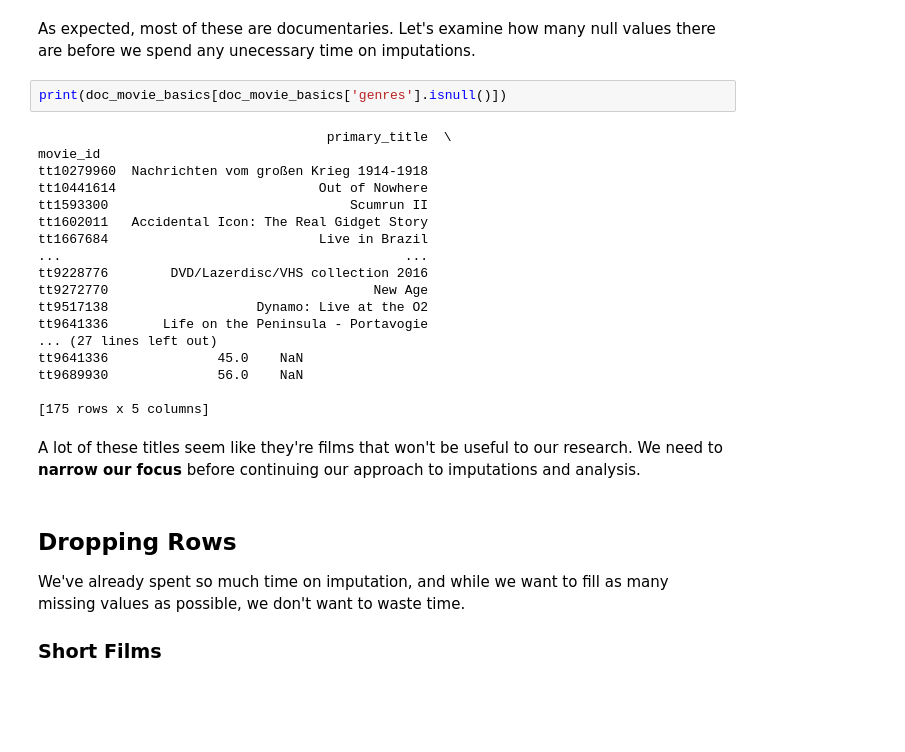
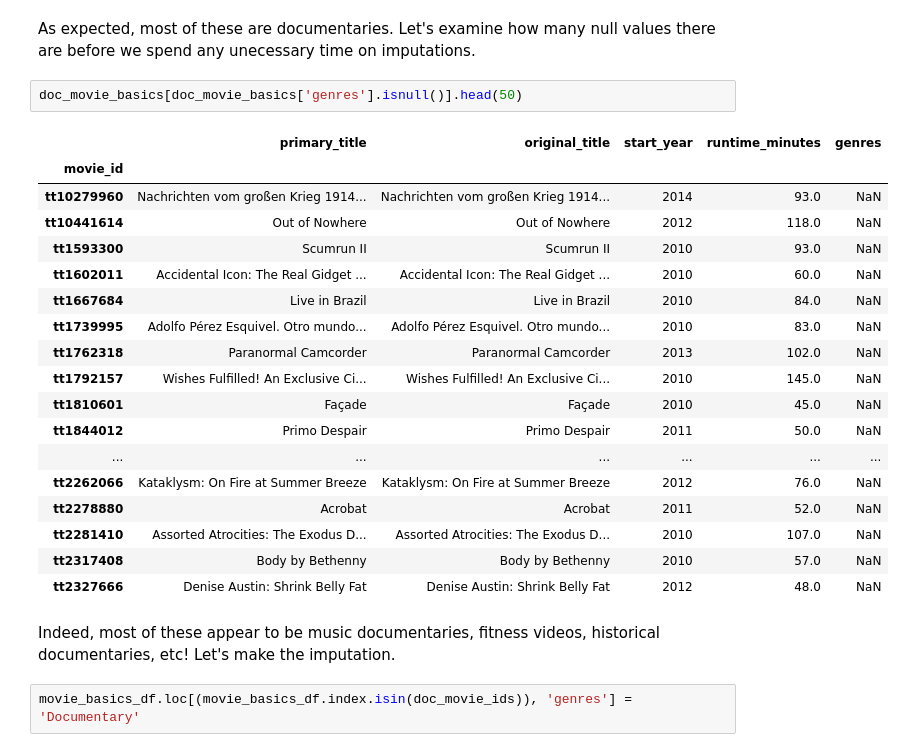
Before and after one commit to emmascotson/Movie-Data-Analysis, a Jupyter notebook: notebooks/exploratory.ipynb, the cells around one changed output. Saved outputs shown, nothing was run; the diff lists cells and outputs as text; blank space fills up the shorter version.

```diff
--- a/notebooks/exploratory.ipynb
+++ b/notebooks/exploratory.ipynb
@@ -1609,29 +1609,27 @@ doc_movie_basics.head(50)
 # %% [markdown]
 As expected, most of these are documentaries. Let's examine how many null values there are before we spend any unecessary time on imputations.
 # %%
-print(doc_movie_basics[doc_movie_basics['genres'].isnull()])
+doc_movie_basics[doc_movie_basics['genres'].isnull()].head(50)
 # %% [output]
-                                     primary_title  \
-movie_id
-tt10279960  Nachrichten vom großen Krieg 1914-1918
-tt10441614                          Out of Nowhere
-tt1593300                               Scumrun II
-tt1602011   Accidental Icon: The Real Gidget Story
-tt1667684                           Live in Brazil
-...                                            ...
-tt9228776        DVD/Lazerdisc/VHS collection 2016
-tt9272770                                  New Age
-tt9517138                   Dynamo: Live at the O2
-tt9641336       Life on the Peninsula - Portavogie
-... (27 lines left out)
-tt9641336              45.0    NaN
-tt9689930              56.0    NaN
-
-[175 rows x 5 columns]
+|  | primary_title | original_title | start_year | runtime_minutes | genres |
+| movie_id |  |  |  |  |  |
+| tt10279960 | Nachrichten vom großen Krieg 1914... | Nachrichten vom großen Krieg 1914... | 2014 | 93.0 | NaN |
+| tt10441614 | Out of Nowhere | Out of Nowhere | 2012 | 118.0 | NaN |
+| tt1593300 | Scumrun II | Scumrun II | 2010 | 93.0 | NaN |
+| tt1602011 | Accidental Icon: The Real Gidget ... | Accidental Icon: The Real Gidget ... | 2010 | 60.0 | NaN |
+| tt1667684 | Live in Brazil | Live in Brazil | 2010 | 84.0 | NaN |
+| tt1739995 | Adolfo Pérez Esquivel. Otro mundo... | Adolfo Pérez Esquivel. Otro mundo... | 2010 | 83.0 | NaN |
+| tt1762318 | Paranormal Camcorder | Paranormal Camcorder | 2013 | 102.0 | NaN |
+| tt1792157 | Wishes Fulfilled! An Exclusive Ci... | Wishes Fulfilled! An Exclusive Ci... | 2010 | 145.0 | NaN |
+| tt1810601 | Façade | Façade | 2010 | 45.0 | NaN |
+| tt1844012 | Primo Despair | Primo Despair | 2011 | 50.0 | NaN |
+| ... | ... | ... | ... | ... | ... |
+| tt2262066 | Kataklysm: On Fire at Summer Breeze | Kataklysm: On Fire at Summer Breeze | 2012 | 76.0 | NaN |
+| tt2278880 | Acrobat | Acrobat | 2011 | 52.0 | NaN |
+| tt2281410 | Assorted Atrocities: The Exodus D... | Assorted Atrocities: The Exodus D... | 2010 | 107.0 | NaN |
+| tt2317408 | Body by Bethenny | Body by Bethenny | 2010 | 57.0 | NaN |
+| tt2327666 | Denise Austin: Shrink Belly Fat | Denise Austin: Shrink Belly Fat | 2012 | 48.0 | NaN |
-# %% [markdown]
-A lot of these titles seem like they're films that won't be useful to our research. We need to **narrow our focus** before continuing our approach to imputations and analysis.
-# %% [markdown]
-## Dropping Rows
-We've already spent so much time on imputation, and while we want to fill as many missing values as possible, we don't want to waste time.
-
-### Short Films
+# %% [markdown]
+Indeed, most of these appear to be music documentaries, fitness videos, historical documentaries, etc! Let's make the imputation.
+# %%
+movie_basics_df.loc[(movie_basics_df.index.isin(doc_movie_ids)), 'genres'] = 'Documentary'
```
Also changed, not shown: parts of 17 cells of this notebook.
